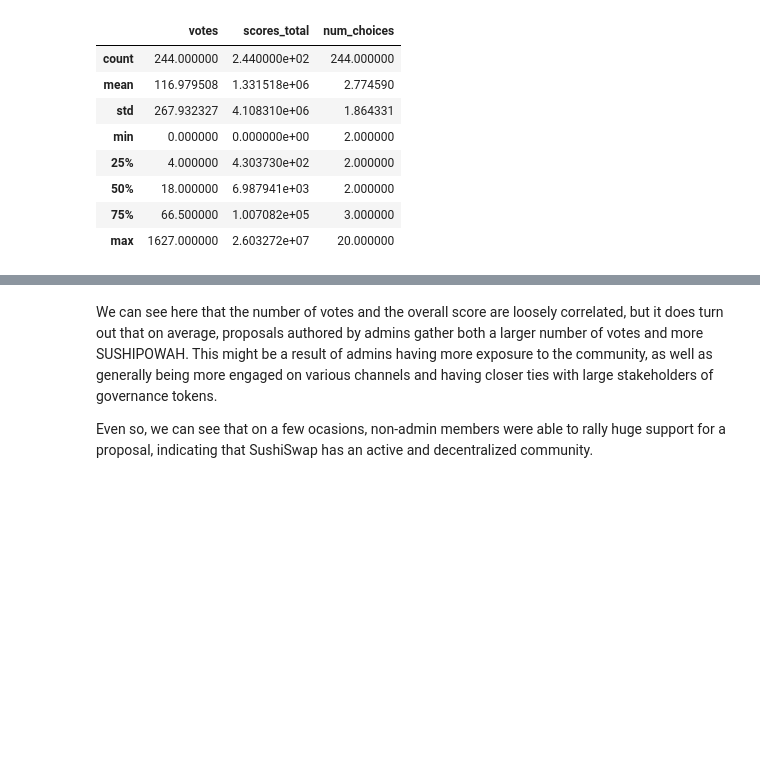
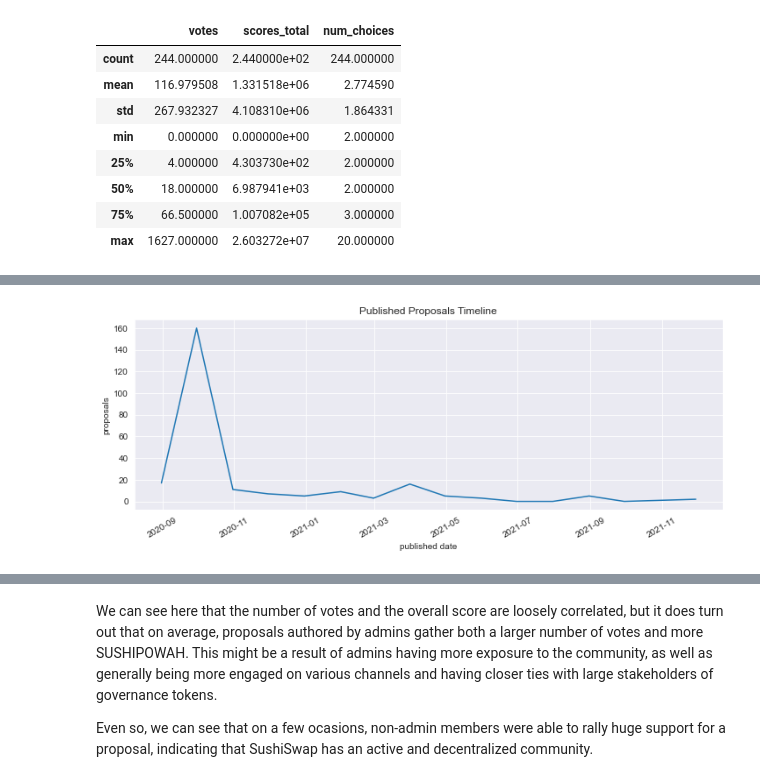
Before and after one commit to MeiLiing/flipside_bounties, a Jupyter notebook: sushi_bounty/SushiGovernancePatterns.ipynb, the cells around one changed output, grey strips where cells are left out. Drawn from its saved outputs; the diff is of its cells as text; code cells hidden in the pictures; blank space fills up the shorter version.

```diff
--- a/sushi_bounty/SushiGovernancePatterns.ipynb
+++ b/sushi_bounty/SushiGovernancePatterns.ipynb
@@ -180,0 +128,15 @@ We can see in the table above that there have been 29 authors, but most of them
+# %%
+monthly_proposals = df.groupby(pd.Grouper(key='start', freq='M'))\
+    .id.count()\
+    .reset_index()
+monthly_proposals.columns = ['publish_m','proposals']
+
+plt.figure(figsize=(12,4))
+ax = plt.subplot()
+sns.lineplot(data=monthly_proposals, x='publish_m', y='proposals')
+plt.title('Published Proposals Timeline')
+plt.xlabel('published date')
+plt.xticks(rotation=30)
+plt.show()
+# %% [output]
+[figure, added]
```
Also changed, not shown: parts of 25 cells of this notebook.
